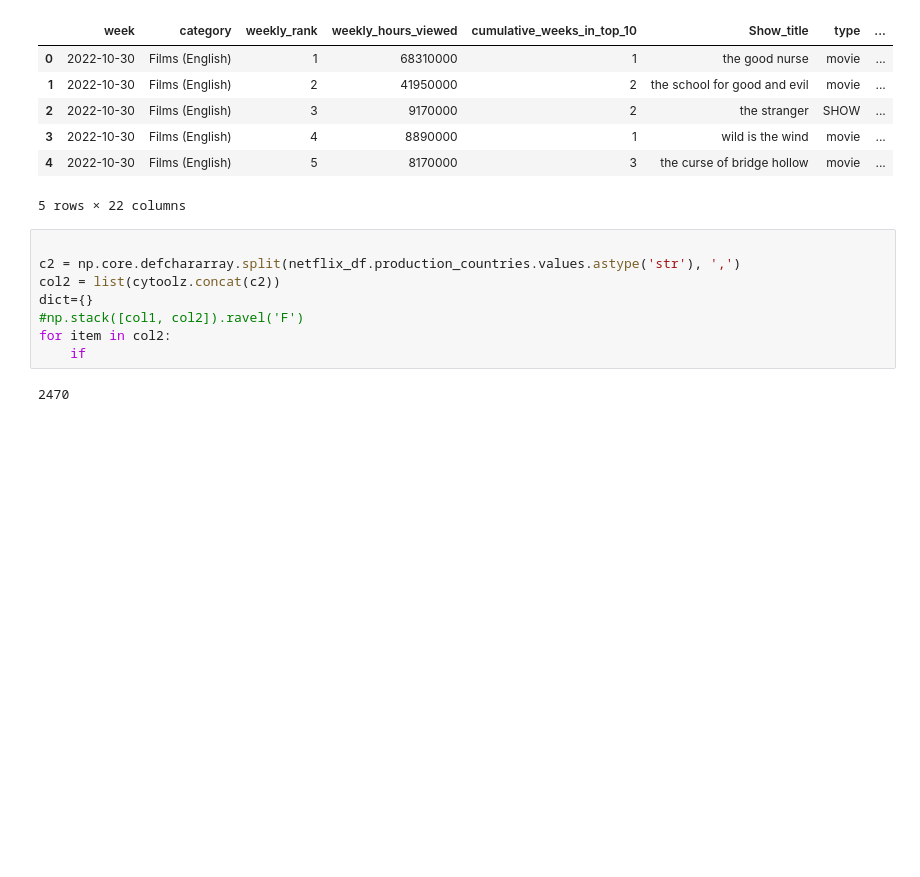
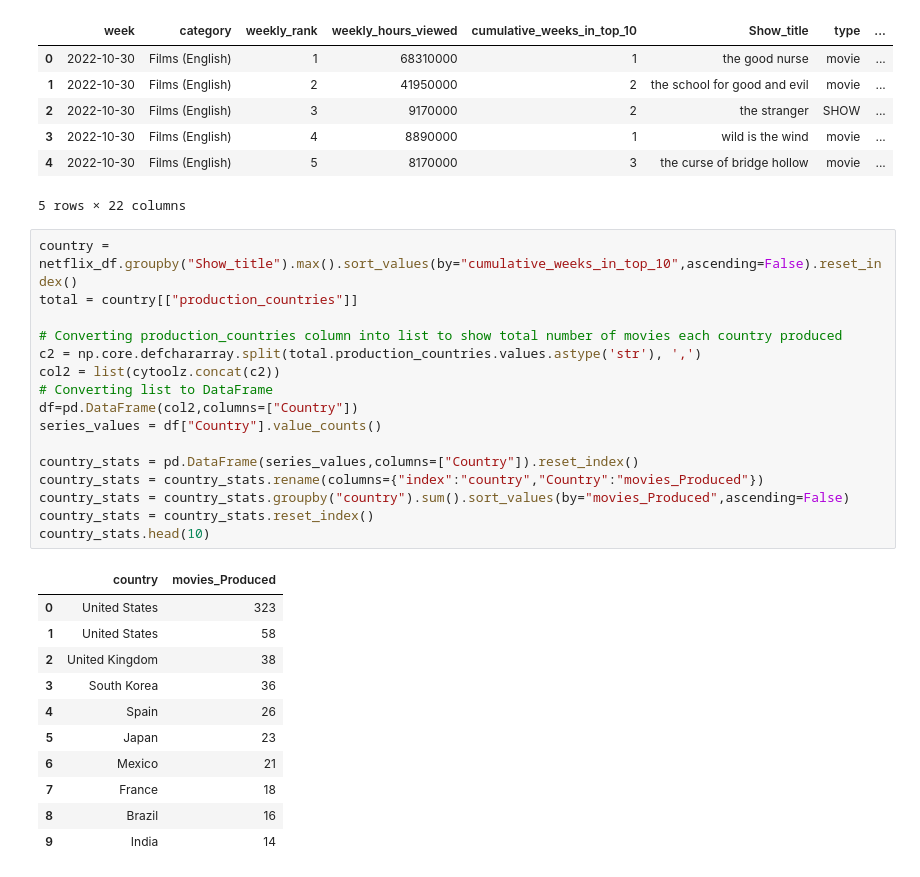
Before and after one commit to EdithLotterman/Project-1-Team-8, a Jupyter notebook: netflix_project.ipynb, the cells around one changed output. Drawn from its saved outputs; the diff is of its cells as text; blank space fills up the shorter version.

```diff
--- a/netflix_project.ipynb
+++ b/netflix_project.ipynb
@@ -400,13 +402,31 @@ netflix_df.head()
 | 3 | 2022-10-30 | Films (English) | 4 | 8890000 | 1 | wild is the wind | movie | ... |
 | 4 | 2022-10-30 | Films (English) | 5 | 8170000 | 3 | the curse of bridge hollow | movie | ... |
 5 rows × 22 columns
-# %%
-
-c2 = np.core.defchararray.split(netflix_df.production_countries.values.astype('str'), ',')
-col2 = list(cytoolz.concat(c2))
-dict={}
-#np.stack([col1, col2]).ravel('F')
-for item in col2:
-    if
-# %% [output]
-2470
+# %%
+country = netflix_df.groupby("Show_title").max().sort_values(by="cumulative_weeks_in_top_10",ascending=False).reset_index()
+total = country[["production_countries"]]
+
+# Converting production_countries column into list to show total number of movies each country produced
+c2 = np.core.defchararray.split(total.production_countries.values.astype('str'), ',')
+col2 = list(cytoolz.concat(c2))
+# Converting list to DataFrame
+df=pd.DataFrame(col2,columns=["Country"])
+series_values = df["Country"].value_counts()
+
+country_stats = pd.DataFrame(series_values,columns=["Country"]).reset_index()
+country_stats = country_stats.rename(columns={"index":"country","Country":"movies_Produced"})
+country_stats = country_stats.groupby("country").sum().sort_values(by="movies_Produced",ascending=False)
+country_stats = country_stats.reset_index()
+country_stats.head(10)
+# %% [output]
+|  | country | movies_Produced |
+| 0 | United States | 323 |
+| 1 | United States | 58 |
+| 2 | United Kingdom | 38 |
+| 3 | South Korea | 36 |
+| 4 | Spain | 26 |
+| 5 | Japan | 23 |
+| 6 | Mexico | 21 |
+| 7 | France | 18 |
+| 8 | Brazil | 16 |
+| 9 | India | 14 |
```
Also changed, not shown: parts of 4 cells of this notebook, 1 other file.
